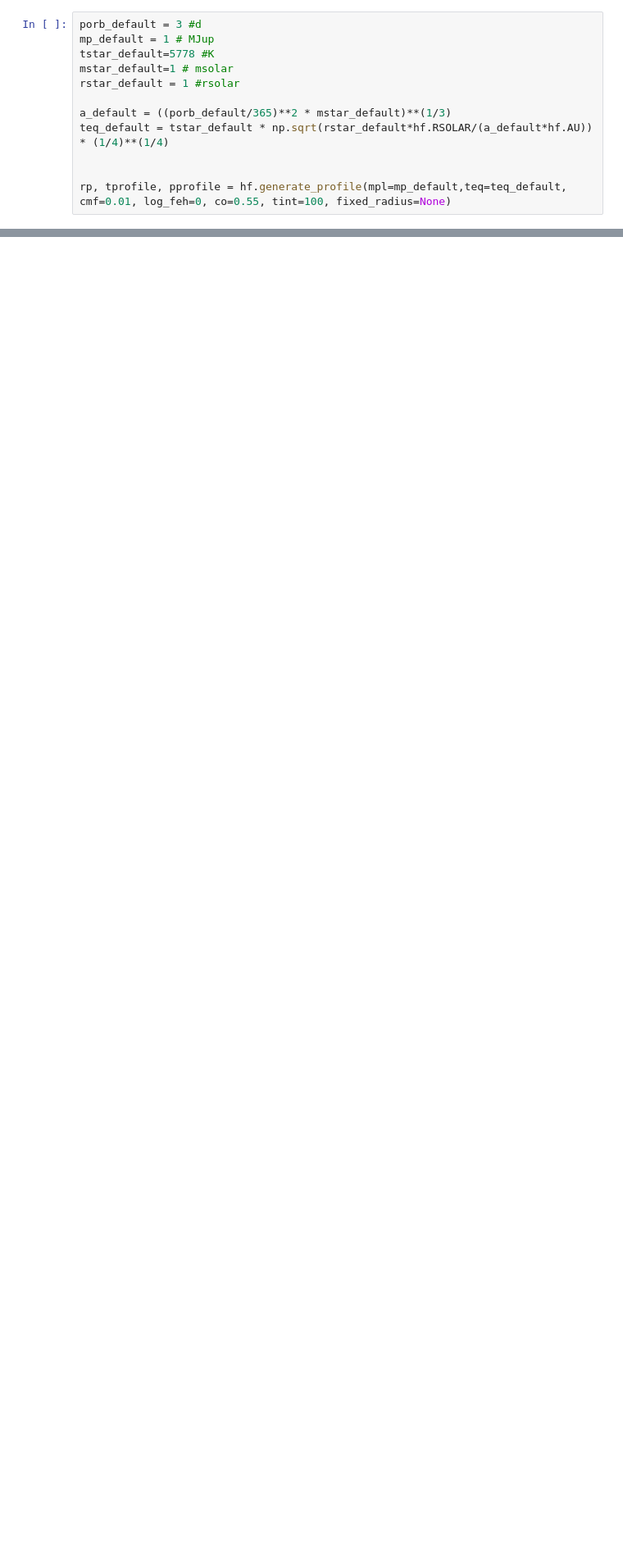
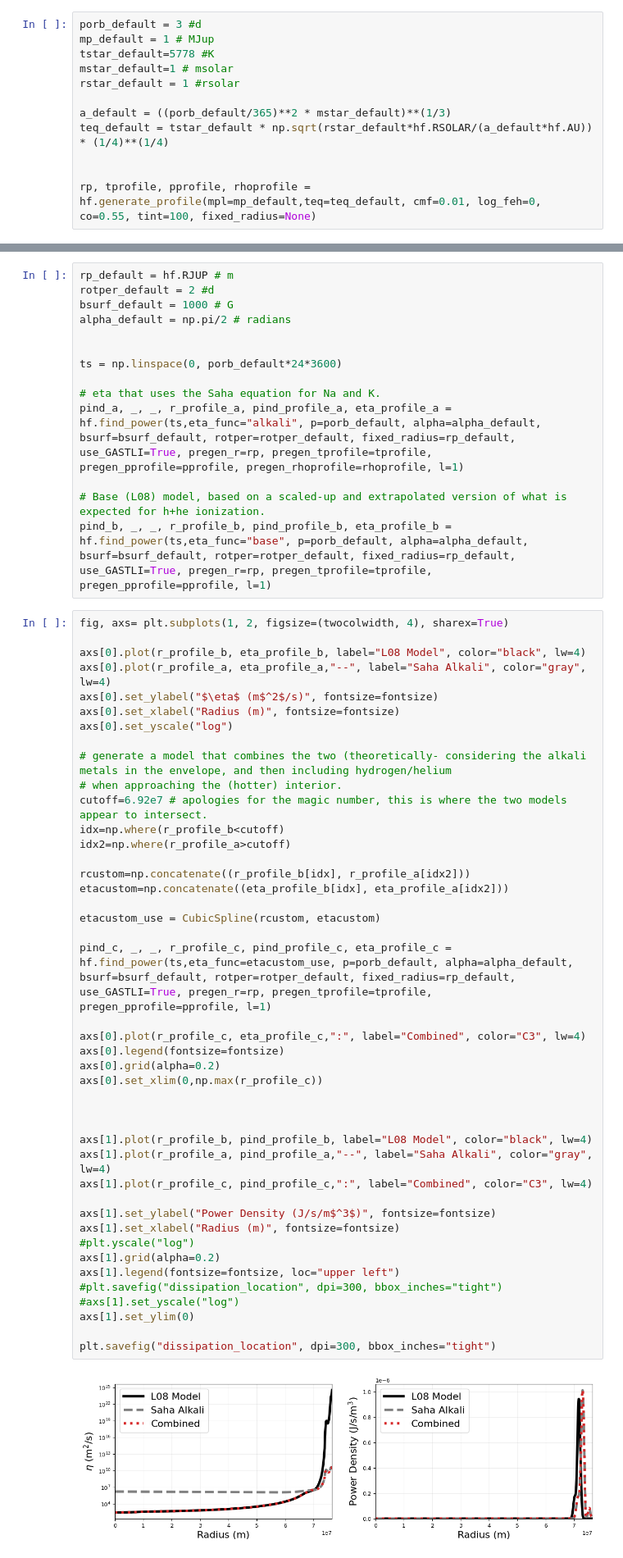
Before and after one commit to madisontbrady/ohmic_heating, a Jupyter notebook: atmospheric_heating_eccentric.ipynb, the cells around one changed output, grey strips where cells are left out. Shown at 82% size. Saved outputs shown, nothing was run; the diff lists cells and outputs as text; blank space fills up the shorter version.

Commit message:
added new eta function (alkali metals)

```diff
--- a/atmospheric_heating_eccentric.ipynb
+++ b/atmospheric_heating_eccentric.ipynb
@@ -57,7 +58,7 @@ a_default = ((porb_default/365)**2 * mstar_default)**(1/3)
 teq_default = tstar_default * np.sqrt(rstar_default*hf.RSOLAR/(a_default*hf.AU)) * (1/4)**(1/4)
 
 
-rp, tprofile, pprofile = hf.generate_profile(mpl=mp_default,teq=teq_default, cmf=0.01, log_feh=0, co=0.55, tint=100, fixed_radius=None)
+rp, tprofile, pprofile, rhoprofile = hf.generate_profile(mpl=mp_default,teq=teq_default, cmf=0.01, log_feh=0, co=0.55, tint=100, fixed_radius=None)
 # %% [output]
 Equilibrium temperature is out of atmospheric grid limits. Extrapolating
 
@@ -123,3 +85,62 @@ plt.grid(alpha=0.2)
+# %%
+rp_default = hf.RJUP # m
+rotper_default = 2 #d
+bsurf_default = 1000 # G
+alpha_default = np.pi/2 # radians
+
+
+ts = np.linspace(0, porb_default*24*3600)
+
+# eta that uses the Saha equation for Na and K.
+pind_a, _, _, r_profile_a, pind_profile_a, eta_profile_a = hf.find_power(ts,eta_func="alkali", p=porb_default, alpha=alpha_default, bsurf=bsurf_default, rotper=rotper_default, fixed_radius=rp_default, use_GASTLI=True, pregen_r=rp, pregen_tprofile=tprofile, pregen_pprofile=pprofile, pregen_rhoprofile=rhoprofile, l=1)
+
+# Base (L08) model, based on a scaled-up and extrapolated version of what is expected for h+he ionization.
+pind_b, _, _, r_profile_b, pind_profile_b, eta_profile_b = hf.find_power(ts,eta_func="base", p=porb_default, alpha=alpha_default, bsurf=bsurf_default, rotper=rotper_default, fixed_radius=rp_default, use_GASTLI=True, pregen_r=rp, pregen_tprofile=tprofile, pregen_pprofile=pprofile, l=1)
+# %%
+fig, axs= plt.subplots(1, 2, figsize=(twocolwidth, 4), sharex=True)
+
+axs[0].plot(r_profile_b, eta_profile_b, label="L08 Model", color="black", lw=4)
+axs[0].plot(r_profile_a, eta_profile_a,"--", label="Saha Alkali", color="gray", lw=4)
+axs[0].set_ylabel("$\eta$ (m$^2$/s)", fontsize=fontsize)
+axs[0].set_xlabel("Radius (m)", fontsize=fontsize)
+axs[0].set_yscale("log")
+
+# generate a model that combines the two (theoretically- considering the alkali metals in the envelope, and then including hydrogen/helium
+# when approaching the (hotter) interior.
+cutoff=6.92e7 # apologies for the magic number, this is where the two models appear to intersect.
+idx=np.where(r_profile_b<cutoff)
+idx2=np.where(r_profile_a>cutoff)
+
+rcustom=np.concatenate((r_profile_b[idx], r_profile_a[idx2]))
+etacustom=np.concatenate((eta_profile_b[idx], eta_profile_a[idx2]))
+
+etacustom_use = CubicSpline(rcustom, etacustom)
+
+pind_c, _, _, r_profile_c, pind_profile_c, eta_profile_c = hf.find_power(ts,eta_func=etacustom_use, p=porb_default, alpha=alpha_default, bsurf=bsurf_default, rotper=rotper_default, fixed_radius=rp_default, use_GASTLI=True, pregen_r=rp, pregen_tprofile=tprofile, pregen_pprofile=pprofile, l=1)
+
+axs[0].plot(r_profile_c, eta_profile_c,":", label="Combined", color="C3", lw=4)
+axs[0].legend(fontsize=fontsize)
+axs[0].grid(alpha=0.2)
+axs[0].set_xlim(0,np.max(r_profile_c))
+
+
+
+axs[1].plot(r_profile_b, pind_profile_b, label="L08 Model", color="black", lw=4)
+axs[1].plot(r_profile_a, pind_profile_a,"--", label="Saha Alkali", color="gray", lw=4)
+axs[1].plot(r_profile_c, pind_profile_c,":", label="Combined", color="C3", lw=4)
+
+axs[1].set_ylabel("Power Density (J/s/m$^3$)", fontsize=fontsize)
+axs[1].set_xlabel("Radius (m)", fontsize=fontsize)
+#plt.yscale("log")
+axs[1].grid(alpha=0.2)
+axs[1].legend(fontsize=fontsize, loc="upper left")
+#plt.savefig("dissipation_location", dpi=300, bbox_inches="tight")
+#axs[1].set_yscale("log")
+axs[1].set_ylim(0)
+
+plt.savefig("dissipation_location", dpi=300, bbox_inches="tight")
+# %% [output]
+[figure, added]
 # %% [markdown]
 # Checking differences between pind when considering harmonics up to l=1 or l=2.
 # %%
```
Also changed, not shown: parts of 8 cells of this notebook, 1 other file.
